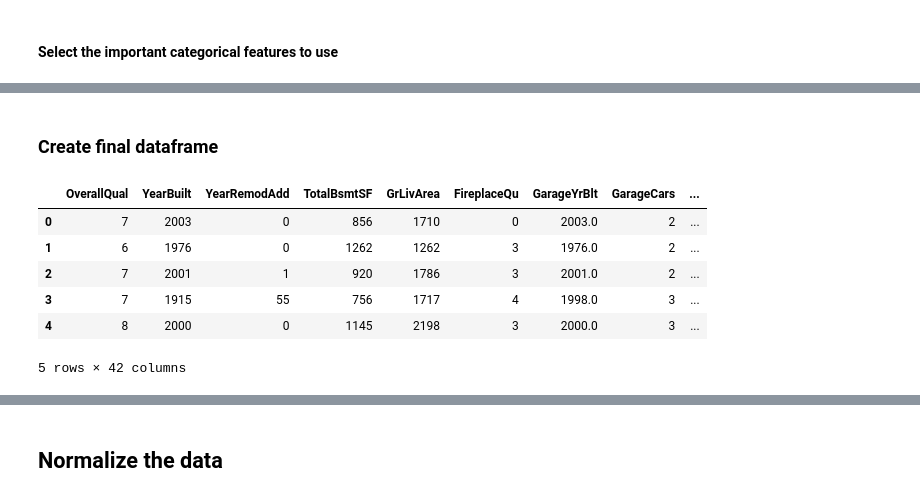
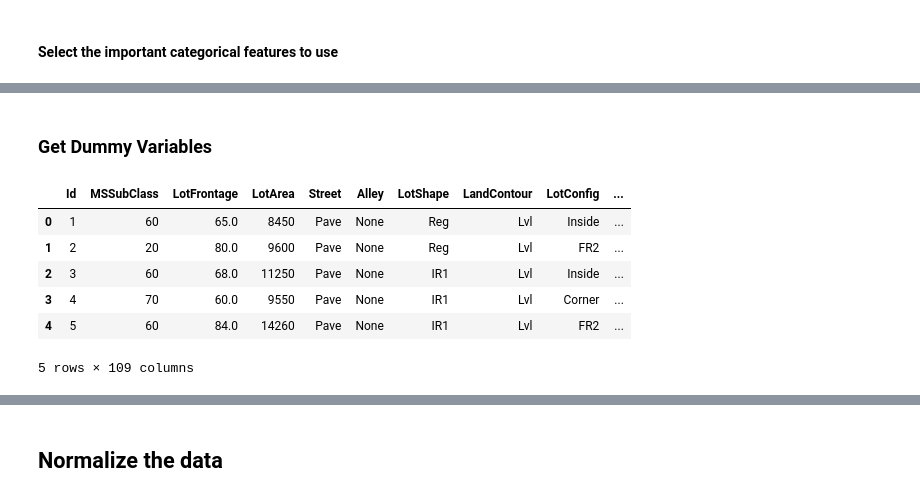
Before and after one commit to DrakeData/House_Price_EDA, a Jupyter notebook: MSDS422_Assignment2.ipynb, the cells around one changed output, grey strips where cells are left out. Drawn from its saved outputs; the diff is of its cells as text; code cells hidden in the pictures.

```diff
--- a/MSDS422_Assignment2.ipynb
+++ b/MSDS422_Assignment2.ipynb
@@ -240,13 +219,28 @@ cat_df_train.head()
-# %% [markdown]
-### Create final dataframe
-# %%
-x_train_final = num_df_train.join(cat_df_train)
-x_train_final.head()
-# %% [output]
-|  | OverallQual | YearBuilt | YearRemodAdd | TotalBsmtSF | GrLivArea | FireplaceQu | GarageYrBlt | GarageCars | ... |
-| 0 | 7 | 2003 | 0 | 856 | 1710 | 0 | 2003.0 | 2 | ... |
-| 1 | 6 | 1976 | 0 | 1262 | 1262 | 3 | 1976.0 | 2 | ... |
-| 2 | 7 | 2001 | 1 | 920 | 1786 | 3 | 2001.0 | 2 | ... |
-| 3 | 7 | 1915 | 55 | 756 | 1717 | 4 | 1998.0 | 3 | ... |
-| 4 | 8 | 2000 | 0 | 1145 | 2198 | 3 | 2000.0 | 3 | ... |
-5 rows × 42 columns
+# %%
+cat_cols = ["MSZoning", "Utilities", "BldgType", "Heating",
+            "KitchenQual", "SaleCondition", "LandSlope"]
+
+x_train_final = num_df_train.join(x_train[cat_cols])
+
+for col in x_train_final.columns:
+    train = sorted(df_train_clean[col].unique().tolist())
+    test = sorted(df_test_clean[col].unique().tolist())
+    total = set(train + test)
+    df_train_clean[col] = pd.Categorical(df_train_clean[col], categories=total)
+    df_test_clean[col] = pd.Categorical(df_test_clean[col], categories=total)
+# %% [markdown]
+### Get Dummy Variables
+# %%
+df_train_clean = pd.get_dummies(df_train_clean, columns=cat_cols)
+df_test_clean = pd.get_dummies(df_test_clean, columns=cat_cols)
+
+
+df_train_clean.head()
+# %% [output]
+|  | Id | MSSubClass | LotFrontage | LotArea | Street | Alley | LotShape | LandContour | LotConfig | ... |
+| 0 | 1 | 60 | 65.0 | 8450 | Pave | None | Reg | Lvl | Inside | ... |
+| 1 | 2 | 20 | 80.0 | 9600 | Pave | None | Reg | Lvl | FR2 | ... |
+| 2 | 3 | 60 | 68.0 | 11250 | Pave | None | IR1 | Lvl | Inside | ... |
+| 3 | 4 | 70 | 60.0 | 9550 | Pave | None | IR1 | Lvl | Corner | ... |
+| 4 | 5 | 60 | 84.0 | 14260 | Pave | None | IR1 | Lvl | FR2 | ... |
+5 rows × 109 columns
```
Also changed, not shown: parts of 44 cells of this notebook.
